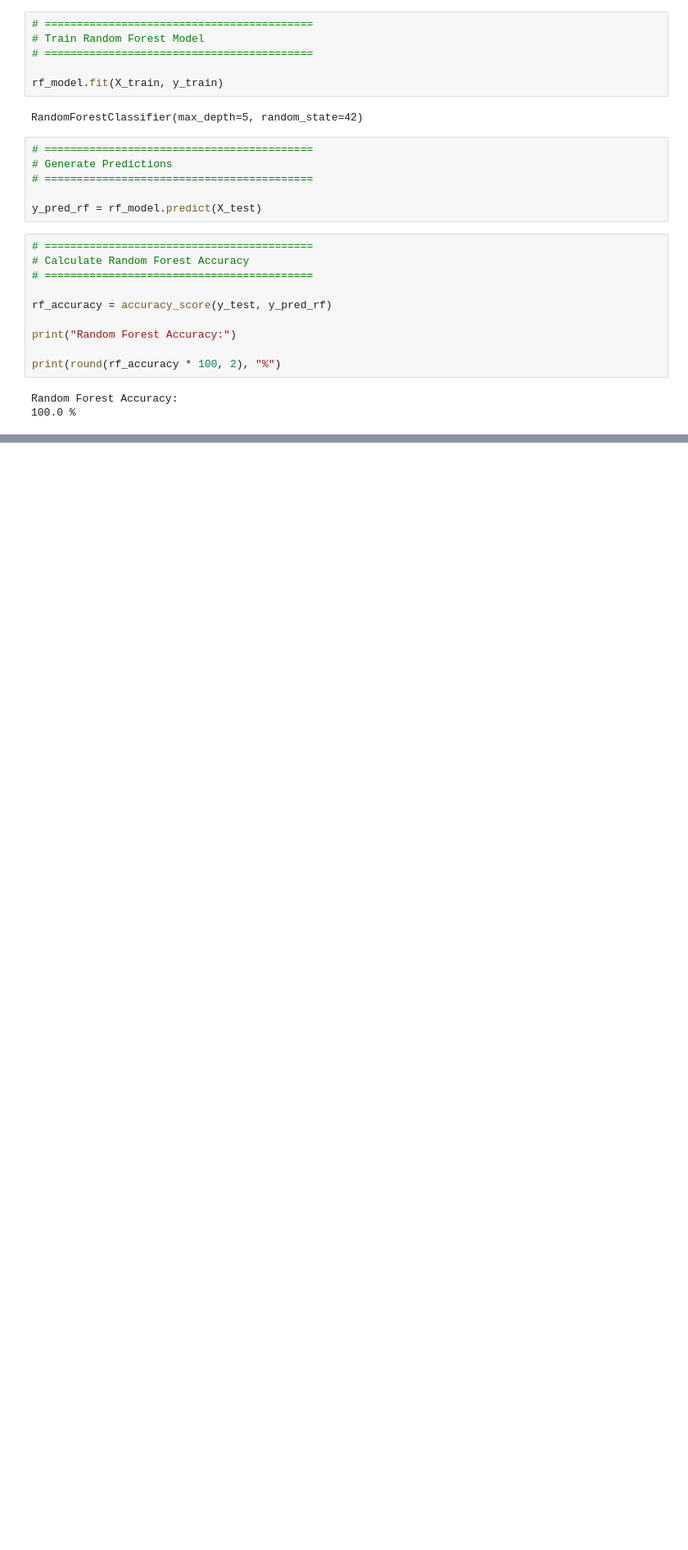
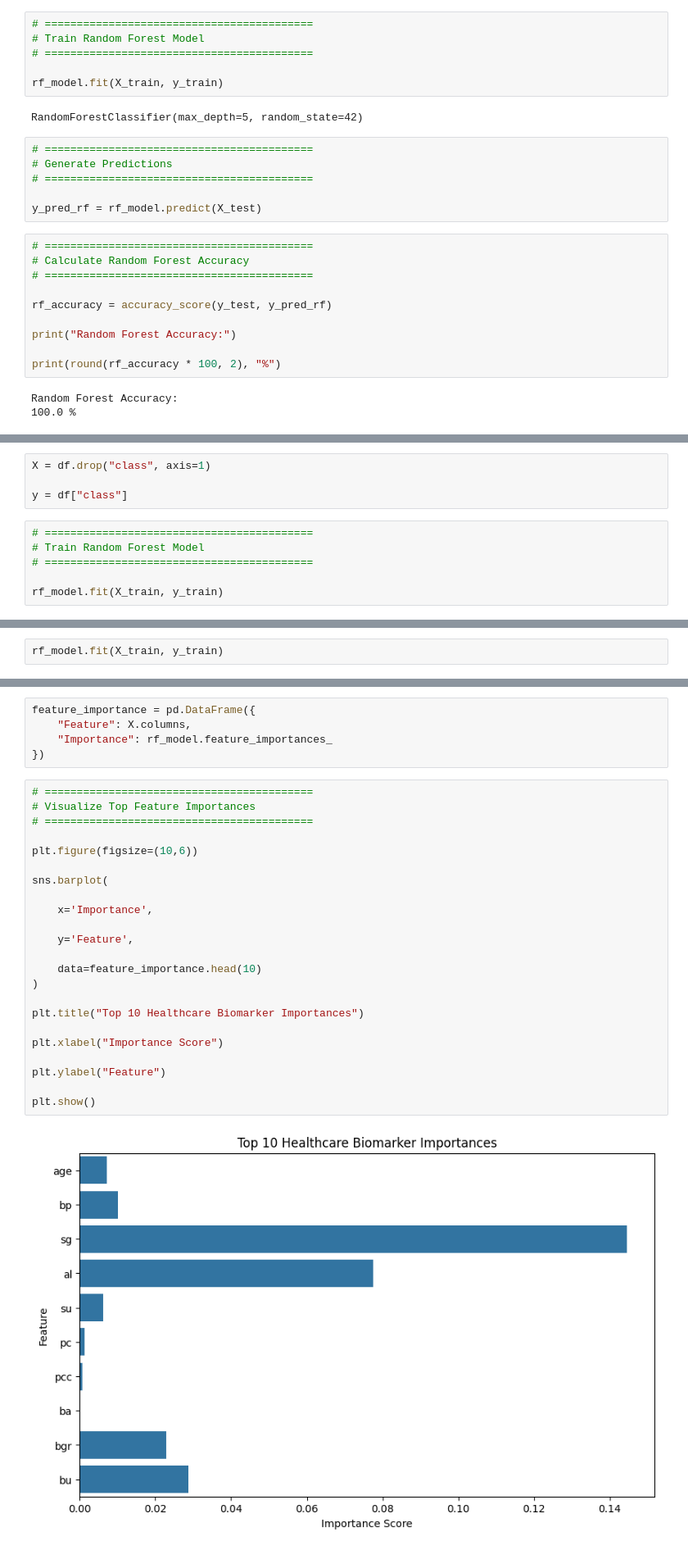
Before and after one commit to premprakash123/healthcare-chronic-disease-analysis, a Jupyter notebook: notebooks/04_model_building.ipynb, the cells around one changed output, grey strips where cells are left out. Shown at 82% size. Drawn from its saved outputs; the diff is of its cells as text; blank space fills up the shorter version.

```diff
--- a/notebooks/04_model_building.ipynb
+++ b/notebooks/04_model_building.ipynb
@@ -617,0 +714,10 @@ Random Forest Accuracy:
+# %%
+X = df.drop("class", axis=1)
+
+y = df["class"]
+# %%
+# ==========================================
+# Train Random Forest Model
+# ==========================================
+
+rf_model.fit(X_train, y_train)
@@ -617,0 +733,2 @@ Random Forest Accuracy:
+# %%
+rf_model.fit(X_train, y_train)
@@ -617,0 +737,30 @@ Random Forest Accuracy:
+# %%
+feature_importance = pd.DataFrame({
+    "Feature": X.columns,
+    "Importance": rf_model.feature_importances_
+})
+# %%
+# ==========================================
+# Visualize Top Feature Importances
+# ==========================================
+
+plt.figure(figsize=(10,6))
+
+sns.barplot(
+
+    x='Importance',
+
+    y='Feature',
+
+    data=feature_importance.head(10)
+)
+
+plt.title("Top 10 Healthcare Biomarker Importances")
+
+plt.xlabel("Importance Score")
+
+plt.ylabel("Feature")
+
+plt.show()
+# %% [output]
+[figure, added]
```
Also changed, not shown: parts of 8 cells of this notebook.
